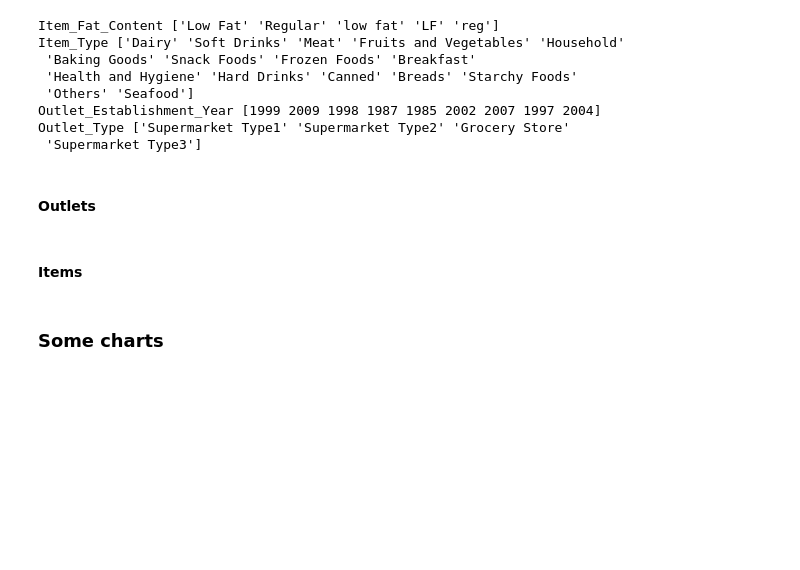
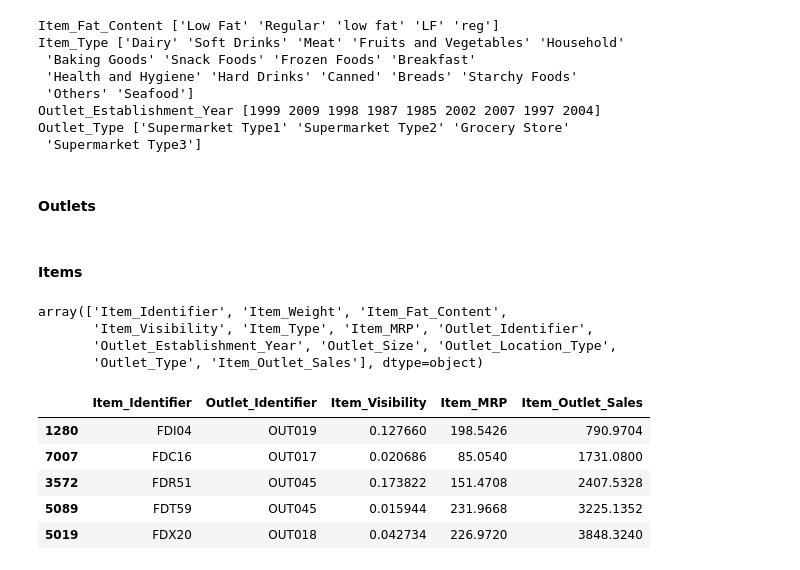
Before and after one commit to uyen-pp/simcel, a Jupyter notebook: exploration/data_processing.ipynb, the cells around one changed output. Cells and saved outputs as stored; diff of their text form; code cells hidden in the pictures; blank space fills up the shorter version.

```diff
--- a/exploration/data_processing.ipynb
+++ b/exploration/data_processing.ipynb
@@ -135,27 +135,20 @@ for i in grouped_items:
 
 items_data_path = osp.join(DATA_PATH, 'items.csv')
 _dfs.to_csv(items_data_path, index=None)
-# %% [markdown]
-### Some charts
-# %%
-
-df = pd.read_csv(outlets_data_path)
-st.dataframe(df)
-
-cols = st.columns([1, 1])
-
-with cols[0]:
-    medal_type = st.selectbox('Medal Type', ['gold', 'silver', 'bronze'])
-
-    fig = px.pie(df, values=medal_type, names='ctry',
-                 title=f'number of {medal_type} medals',
-                 height=300, width=200)
-    fig.update_layout(margin=dict(l=20, r=20, t=30, b=0),)
-    st.plotly_chart(fig, use_container_width=True)
-
-with cols[1]:
-    st.text_input('sunburst', label_visibility='hidden', disabled=True)
-    fig = px.sunburst(df, path=['ctry', 'gold', 'silver', 'bronze'],
-                      values='sum', height=300, width=200)
-    fig.update_layout(margin=dict(l=20, r=20, t=30, b=0),)
-    st.plotly_chart(fig, use_container_width=True)
+# %%
+df.columns.values # all attribute in raw data
+# %% [output]
+array(['Item_Identifier', 'Item_Weight', 'Item_Fat_Content',
+       'Item_Visibility', 'Item_Type', 'Item_MRP', 'Outlet_Identifier',
+       'Outlet_Establishment_Year', 'Outlet_Size', 'Outlet_Location_Type',
+       'Outlet_Type', 'Item_Outlet_Sales'], dtype=object)
+# %%
+df_cleaned = df[['Item_Identifier', 'Outlet_Identifier', 'Item_Visibility', 'Item_MRP', 'Item_Outlet_Sales']]
+df_cleaned.sample(5)
+# %% [output]
+|  | Item_Identifier | Outlet_Identifier | Item_Visibility | Item_MRP | Item_Outlet_Sales |
+| 1280 | FDI04 | OUT019 | 0.127660 | 198.5426 | 790.9704 |
+| 7007 | FDC16 | OUT017 | 0.020686 | 85.0540 | 1731.0800 |
+| 3572 | FDR51 | OUT045 | 0.173822 | 151.4708 | 2407.5328 |
+| 5089 | FDT59 | OUT045 | 0.015944 | 231.9668 | 3225.1352 |
+| 5019 | FDX20 | OUT018 | 0.042734 | 226.9720 | 3848.3240 |
```
Also changed, not shown: parts of 4 cells of this notebook, 10 other files.
